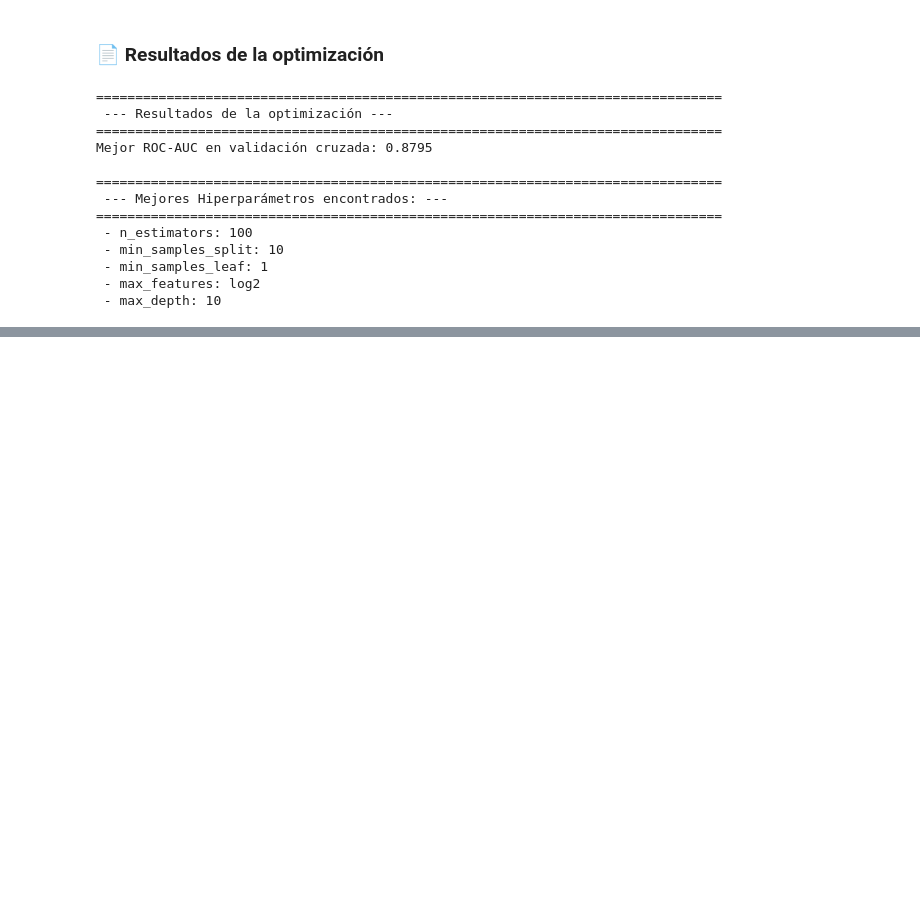
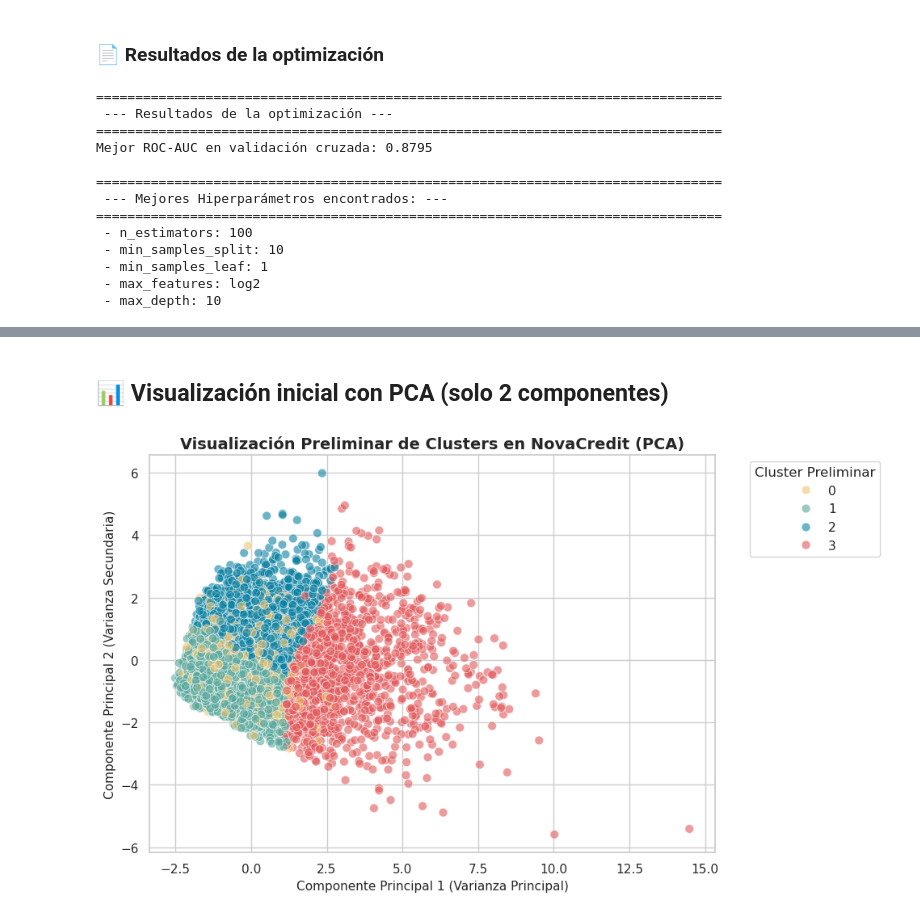
Before and after one commit to RamRider89/aplicaciones-ciencia-datos, a Jupyter notebook: actividades/actividad-2/Actividad_2_Carlos_Duarte.ipynb, the cells around one changed output, grey strips where cells are left out. Saved outputs shown, nothing was run; the diff lists cells and outputs as text; code cells hidden in the pictures; blank space fills up the shorter version.

Commit message:
k-means init

```diff
--- a/actividades/actividad-2/Actividad_2_Carlos_Duarte.ipynb
+++ b/actividades/actividad-2/Actividad_2_Carlos_Duarte.ipynb
@@ -545,0 +768,15 @@ Mejor ROC-AUC en validación cruzada: 0.8795
+# %%
+# ------------------------------------------------------------------------------
+# Aplicando K-Means - Primera Prueba
+# ------------------------------------------------------------------------------
+from sklearn.cluster import KMeans
+
+# modelo preliminar con 4 clusters
+kmeans_preliminar = KMeans(n_clusters=4, random_state=42, n_init=10)
+kmeans_preliminar.fit(X_cluster)
+
+# asignando las etiquetas generadas al dataset original
+df_prep["cluster_kmeans"] = kmeans_preliminar.labels_
+
+display_mensaje("Etiquetas preliminares asignadas con éxito.")
+display(df_prep[['cluster_kmeans'] + cols_clustering].head())
@@ -545,0 +793,31 @@ Mejor ROC-AUC en validación cruzada: 0.8795
+# %% [markdown]
+## 📊 Visualización inicial con PCA (solo 2 componentes)
+# %%
+# ------------------------------------------------------------------------------
+# Visualización inicial con PCA (Reducción a 2 componentes)
+# ------------------------------------------------------------------------------
+from sklearn.decomposition import PCA
+
+# reduciendo a 2 componentes para poder graficar en un plano 2D
+pca = PCA(n_components=2)
+X_pca = pca.fit_transform(X_cluster)
+
+plt.figure(figsize=(10, 6))
+# scatterplot
+sns.scatterplot(
+    x=X_pca[:, 0], y=X_pca[:, 1],
+    hue=df_prep["cluster_kmeans"],
+    palette=_paleta_muted_, s=60, alpha=0.6
+)
+
+# titulos
+plt.title("Visualización Preliminar de Clusters en NovaCredit (PCA)", fontsize=14, fontweight='bold')
+plt.xlabel("Componente Principal 1 (Varianza Principal)", fontsize=11)
+plt.ylabel("Componente Principal 2 (Varianza Secundaria)", fontsize=11)
+plt.legend(title="Cluster Preliminar", bbox_to_anchor=(1.05, 1), loc='upper left')
+# show
+plt.tight_layout()
+plt.savefig('figs/5-k-means-test.png')
+plt.show()
+# %% [output]
+[figure, added]
```
Also changed, not shown: parts of 56 cells of this notebook, 9 other files.
